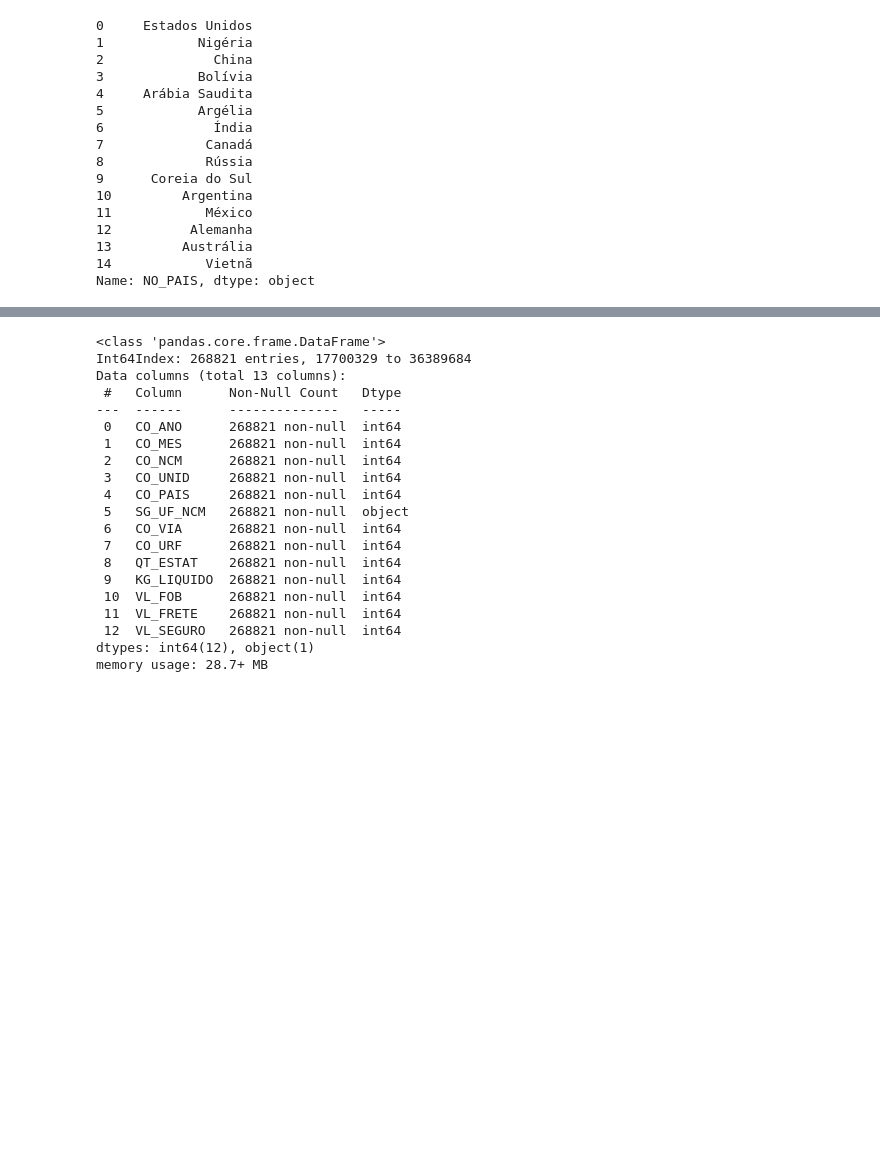
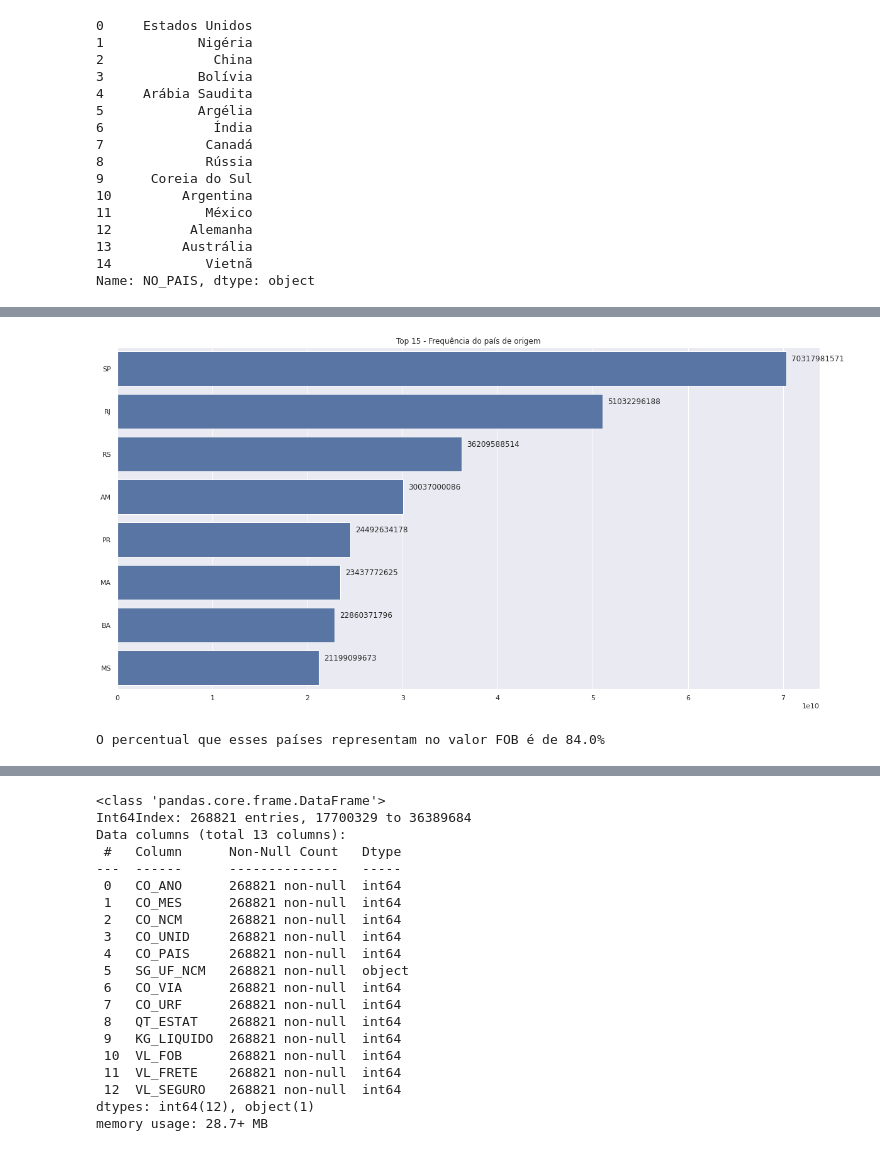
Before and after one commit to Danielpsob/DSWP, a Jupyter notebook: notebooks/analise_dados29-03.ipynb, the cells around one changed output, grey strips where cells are left out. Cells and saved outputs as stored; diff of their text form; code cells hidden in the pictures; blank space fills up the shorter version.

```diff
--- a/notebooks/analise_dados29-03.ipynb
+++ b/notebooks/analise_dados29-03.ipynb
@@ -670,0 +672,10 @@ df_total.head()
+# %%
+# Visualização dos 15 países que mais exportam em valor FOB
+
+bb = df_total.groupby(['SG_UF_NCM']).sum().sort_values(by=['VL_FOB'],ascending=False)
+bb = bb[['VL_FOB']]
+bb.reset_index(inplace=True)
+
+# Salvando na variavel "total" O valor FOB total importado na NCM do produto
+total = bb.copy()
+total
@@ -670,0 +700,28 @@ df_total.head()
+# %%
+sns.set_theme(style="darkgrid")
+
+# Inicializacao figura matplotlib
+f, ax = plt.subplots(figsize=(20, 10))
+bar = sns.barplot(x=list(total.VL_FOB)[:8], y=list(total.SG_UF_NCM)[:8],
+            label="Total", color="b")
+
+for p in bar.patches:
+    bar.annotate(int(p.get_width()),
+                   (p.get_width() + p.get_x(), p.get_y()),
+                   ha = 'center', va = 'center',
+                   xytext = (50, -12),
+                   textcoords = 'offset points')
+
+
+ax.set_title("Top 15 - Frequência do país de origem")
+plt.show()
+# %% [output]
+[figure, added]
+# %%
+fob_total = total.VL_FOB.sum()
+quinzepaises = total.iloc[:8,:]
+fob_quinzepaises = quinzepaises.VL_FOB.sum()
+perc_paises = fob_quinzepaises/fob_total
+print(f'O percentual que esses países representam no valor FOB é de {perc_paises:.1%}')
+# %% [output]
+O percentual que esses países representam no valor FOB é de 84.0%
```
Also changed, not shown: parts of 7 cells of this notebook.
